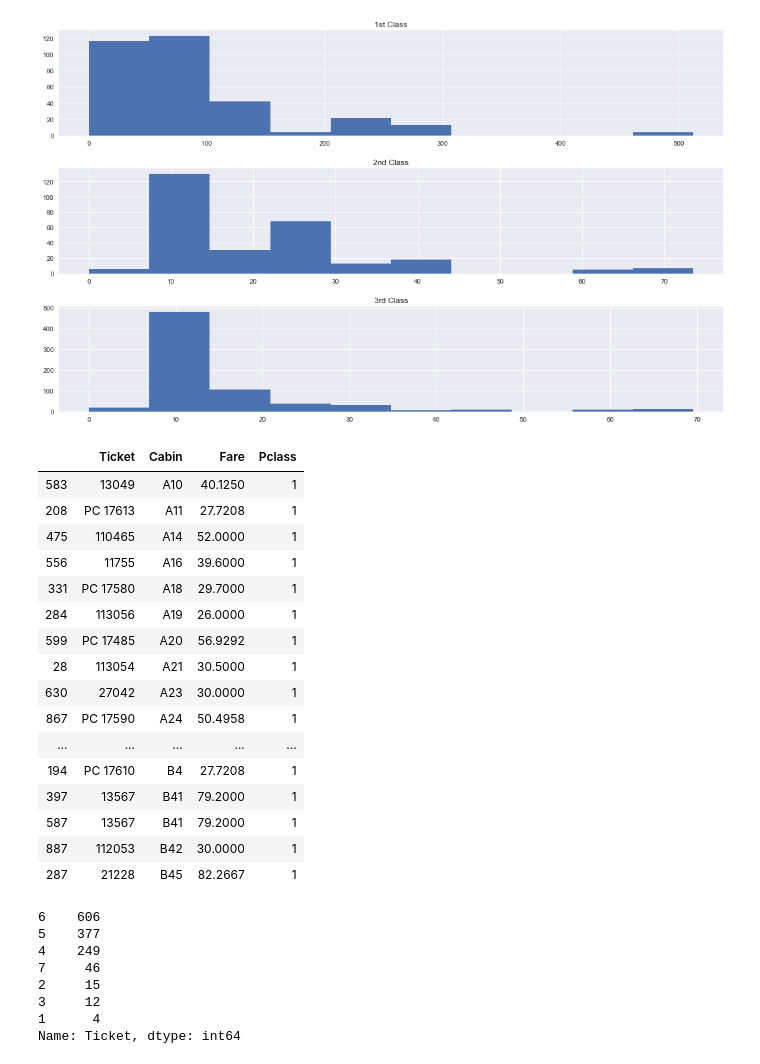
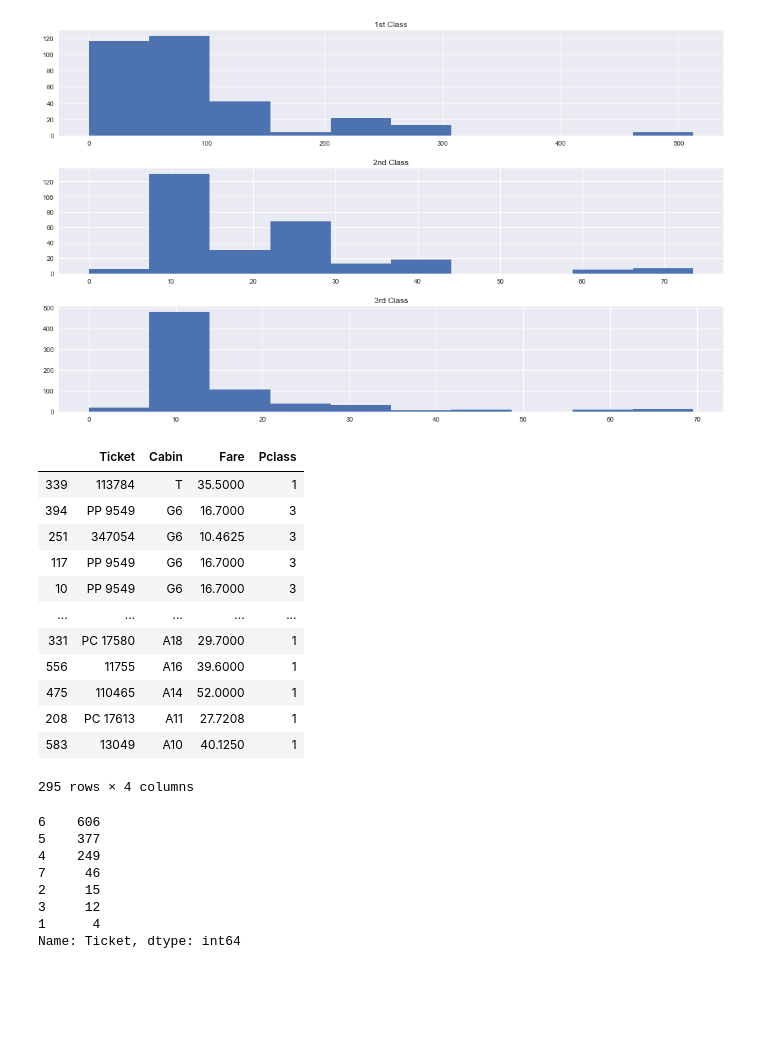
Before and after one commit to EcholotFisher/titanic, a Jupyter notebook: titanic.ipynb, the cells around one changed output. Drawn from its saved outputs; the diff is of its cells as text; code cells hidden in the pictures; blank space fills up the shorter version.

```diff
--- a/titanic.ipynb
+++ b/titanic.ipynb
@@ -313,25 +322,22 @@ plt.savefig('figures/Fare_and_class.png')
 [figure]
 # %%
 test = X[['Ticket','Cabin','Fare','Pclass']]
-test[-X.Cabin.isnull()].sort_values(by='Cabin')[0:50]
+test[-X.Cabin.isnull()].sort_values(by='Cabin',ascending=False).
+test.Fare.
 # %% [output]
 |  | Ticket | Cabin | Fare | Pclass |
+| 339 | 113784 | T | 35.5000 | 1 |
+| 394 | PP 9549 | G6 | 16.7000 | 3 |
+| 251 | 347054 | G6 | 10.4625 | 3 |
+| 117 | PP 9549 | G6 | 16.7000 | 3 |
+| 10 | PP 9549 | G6 | 16.7000 | 3 |
+| ... | ... | ... | ... | ... |
+| 331 | PC 17580 | A18 | 29.7000 | 1 |
+| 556 | 11755 | A16 | 39.6000 | 1 |
+| 475 | 110465 | A14 | 52.0000 | 1 |
+| 208 | PC 17613 | A11 | 27.7208 | 1 |
 | 583 | 13049 | A10 | 40.1250 | 1 |
-| 208 | PC 17613 | A11 | 27.7208 | 1 |
-| 475 | 110465 | A14 | 52.0000 | 1 |
-| 556 | 11755 | A16 | 39.6000 | 1 |
-| 331 | PC 17580 | A18 | 29.7000 | 1 |
-| 284 | 113056 | A19 | 26.0000 | 1 |
-| 599 | PC 17485 | A20 | 56.9292 | 1 |
-| 28 | 113054 | A21 | 30.5000 | 1 |
-| 630 | 27042 | A23 | 30.0000 | 1 |
-| 867 | PC 17590 | A24 | 50.4958 | 1 |
-| ... | ... | ... | ... | ... |
-| 194 | PC 17610 | B4 | 27.7208 | 1 |
-| 397 | 13567 | B41 | 79.2000 | 1 |
-| 587 | 13567 | B41 | 79.2000 | 1 |
-| 887 | 112053 | B42 | 30.0000 | 1 |
-| 287 | 21228 | B45 | 82.2667 | 1 |
+295 rows × 4 columns
 # %%
 ticket_prefix = X.Ticket.map(lambda x: x.split()).map(lambda x: x[0] if len(x)>1   else "")
 ticket_number = X.Ticket.map(lambda x: x.split()).map(lambda x: x[0] if len(x)==1   else x[1])
```
Also changed, not shown: parts of 14 cells of this notebook, 1 other file.
